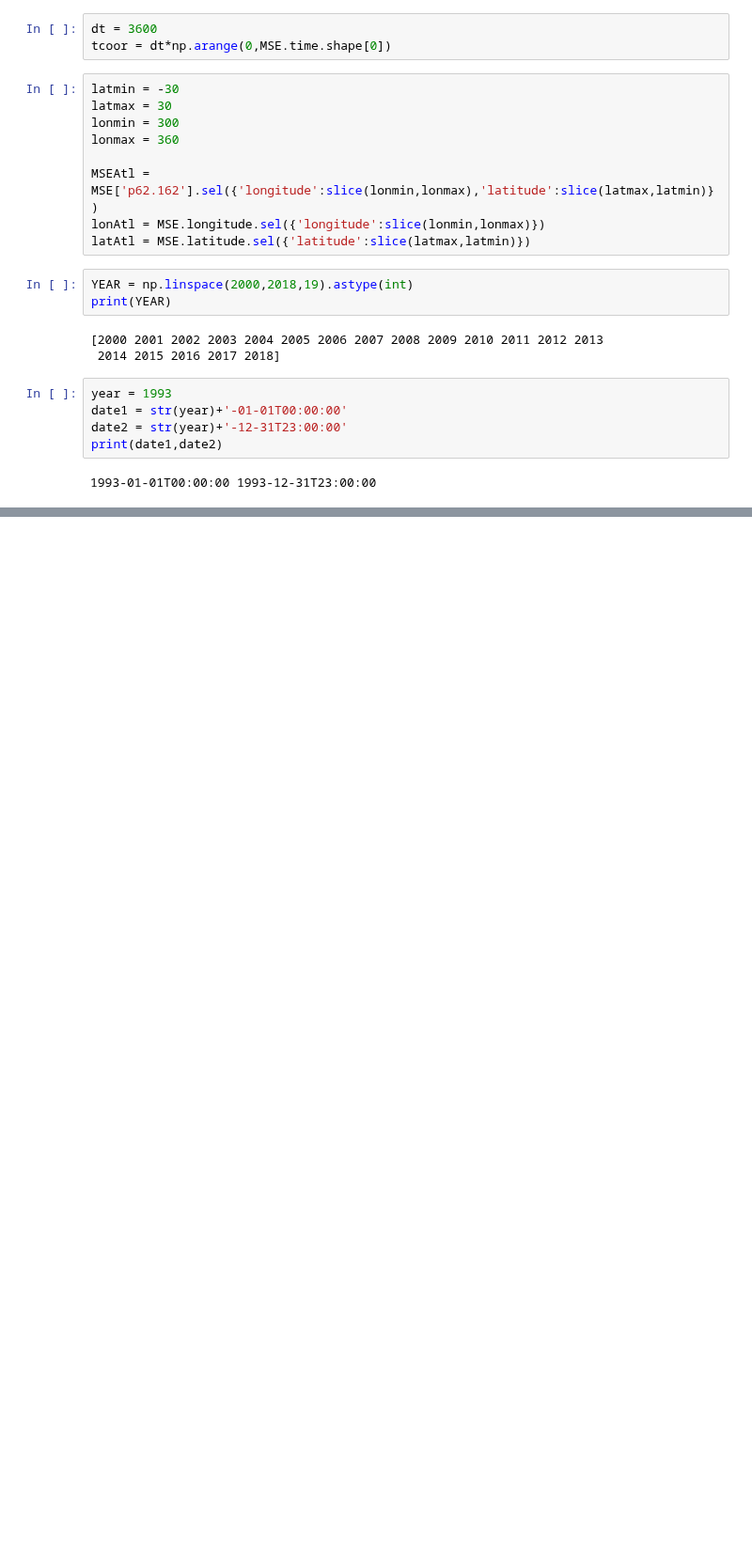
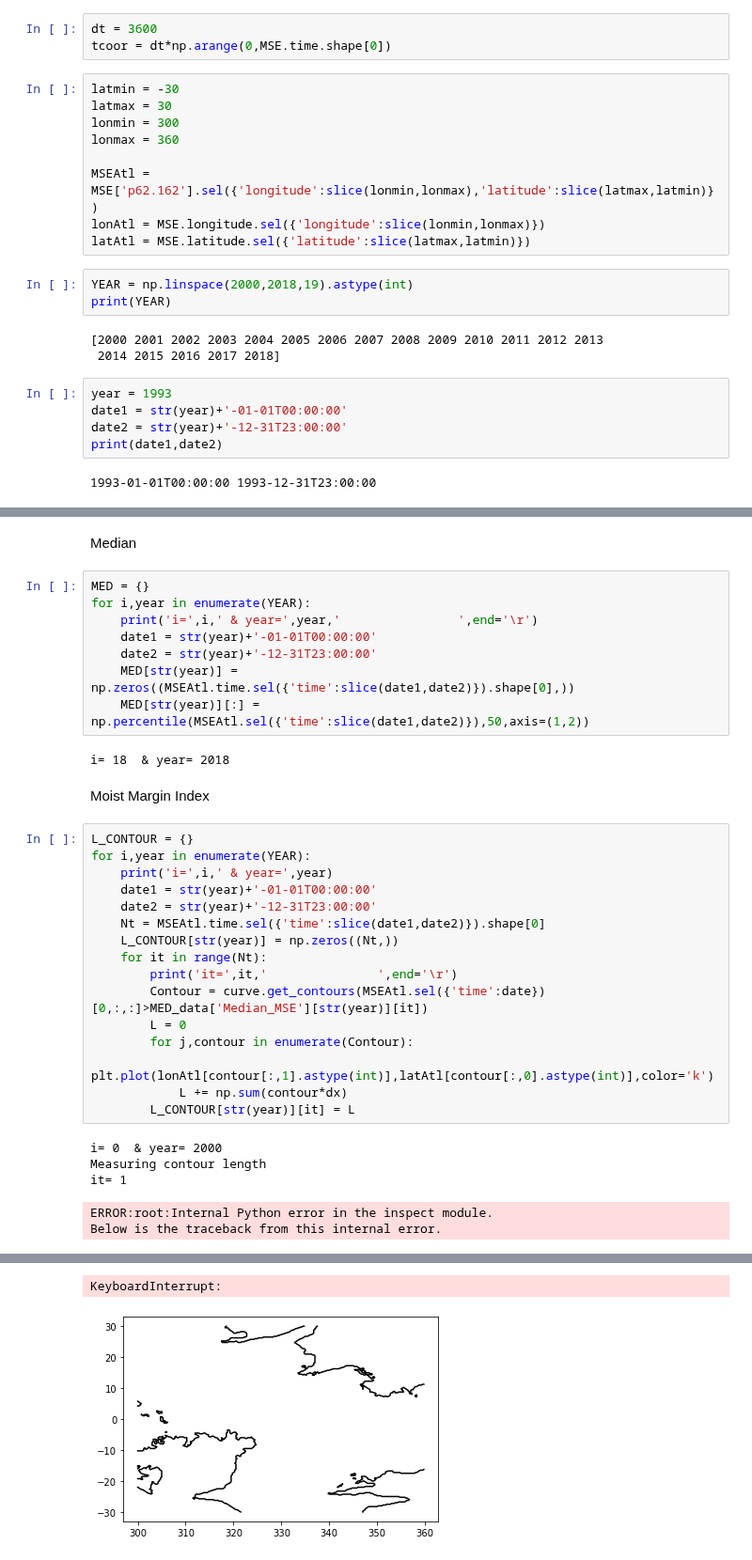
Before and after one commit to tbeucler/2019_WMI, a Jupyter notebook: dev/tbeucler/007_Select_ITCZ_cases.ipynb, the cells around one changed output, grey strips where cells are left out. Shown at 94% size. Drawn from its saved outputs; the diff is of its cells as text; blank space fills up the shorter version.

Commit message:
Towards Figures 1b and 2b

```diff
--- a/dev/tbeucler/007_Select_ITCZ_cases.ipynb
+++ b/dev/tbeucler/007_Select_ITCZ_cases.ipynb
@@ -70,0 +80,36 @@ i= 3  & year= 2003
+# %% [markdown]
+Median
+# %%
+MED = {}
+for i,year in enumerate(YEAR):
+    print('i=',i,' & year=',year,'                ',end='\r')
+    date1 = str(year)+'-01-01T00:00:00'
+    date2 = str(year)+'-12-31T23:00:00'
+    MED[str(year)] = np.zeros((MSEAtl.time.sel({'time':slice(date1,date2)}).shape[0],))
+    MED[str(year)][:] = np.percentile(MSEAtl.sel({'time':slice(date1,date2)}),50,axis=(1,2))
+# %% [output]
+i= 18  & year= 2018
+# %% [markdown]
+Moist Margin Index
+# %%
+L_CONTOUR = {}
+for i,year in enumerate(YEAR):
+    print('i=',i,' & year=',year)
+    date1 = str(year)+'-01-01T00:00:00'
+    date2 = str(year)+'-12-31T23:00:00'
+    Nt = MSEAtl.time.sel({'time':slice(date1,date2)}).shape[0]
+    L_CONTOUR[str(year)] = np.zeros((Nt,))
+    for it in range(Nt):
+        print('it=',it,'               ',end='\r')
+        Contour = curve.get_contours(MSEAtl.sel({'time':date})[0,:,:]>MED_data['Median_MSE'][str(year)][it])
+        L = 0
+        for j,contour in enumerate(Contour):
+            plt.plot(lonAtl[contour[:,1].astype(int)],latAtl[contour[:,0].astype(int)],color='k')
+            L += np.sum(contour*dx)
+        L_CONTOUR[str(year)][it] = L
+# %% [output]
+i= 0  & year= 2000
+Measuring contour length
+it= 1
+ERROR:root:Internal Python error in the inspect module.
+Below is the traceback from this internal error.
@@ -70,0 +133,2 @@ i= 3  & year= 2003
+KeyboardInterrupt:
+[figure, added]
```
Also changed, not shown: parts of 25 cells of this notebook.
